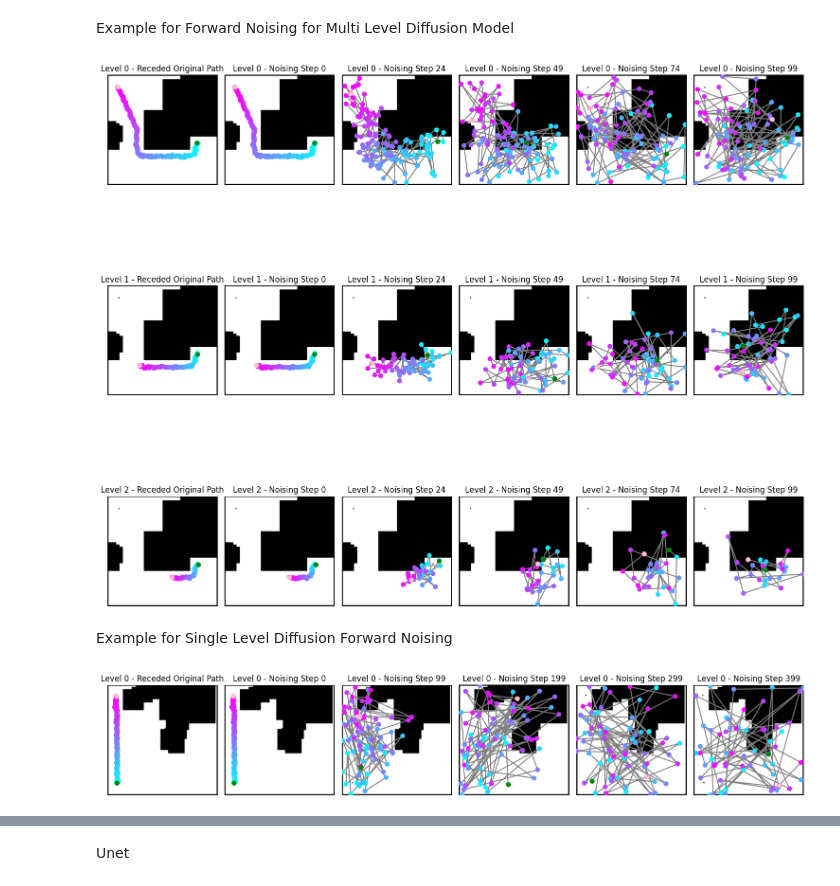
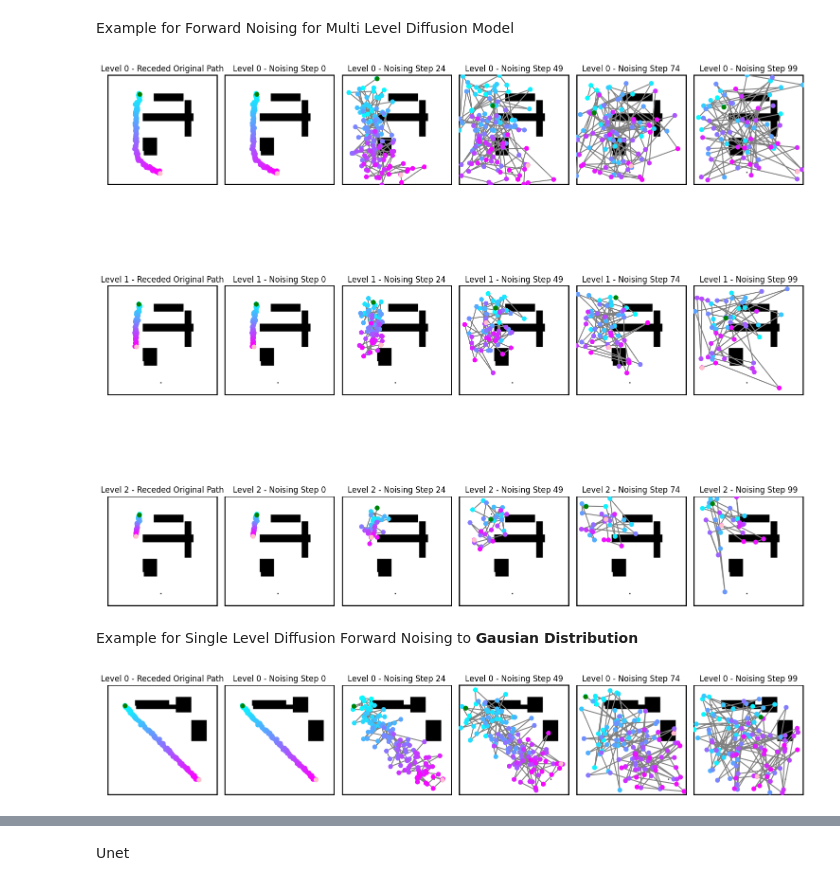
Before and after one commit to jasonjabbour/Diffusion_Planning, a Jupyter notebook: Modeling/LineDiffusion.ipynb, the cells around one changed output, grey strips where cells are left out. Saved outputs shown, nothing was run; the diff lists cells and outputs as text; code cells hidden in the pictures.

```diff
--- a/Modeling/LineDiffusion.ipynb
+++ b/Modeling/LineDiffusion.ipynb
@@ -164,7 +164,7 @@ def create_dataset(csv_file, map_dir, val_size=.1, normalize_path_live=False, ma
 
     return train_dataset, val_dataset
 
-dataset = 2
+dataset = 3
 
 # Initialize datasets
 train_dataset, val_dataset = create_dataset(csv_file=f'PathPlanning/dataset_{dataset}/path_data/normalized_path_data.csv',
@@ -540,7 +680,7 @@ class MultiLevelDiffusionModel:
 # Helper function to get a sample map and path
 def get_sample_map_and_path(dataset):
     sample_data = next(iter(DataLoader(dataset, batch_size=1, shuffle=True)))
-    return sample_data['map'].squeeze(0), sample_data['astar_path'].squeeze(0), sample_data['astar_mask'].squeeze(0), sample_data['start_point'].squeeze(0)
+    return sample_data['map'].squeeze(0), sample_data['astar_path'].squeeze(0), sample_data['astar_mask'].squeeze(0), sample_data['start_point'].squeeze(0), sample_data['end_point'].squeeze(0)
 # %%
 def resample_path(batch_path_tensor, batch_mask_tensor, target_length=100):
     """
@@ -718,7 +858,11 @@ def generate_receded_noised_paths(
     start_point_tensor,
     target_lengths,
     levels,
-    num_display_images=5
+    num_display_images=5,
+    guess_dist=False,
+    end_point_tensor=None,
+    sigma_parallel=.2,
+    sigma_perp=.2
 ):
     """
     Generate noised paths and recede to target lengths across multiple levels.
@@ -726,6 +870,7 @@ def generate_receded_noised_paths(
     noised_paths_per_level = []
     receded_original_path_per_level = []
     timesteps_label_tracker = []
+    line_guesses_per_level = []
 
     for level in range(levels):
         t_max = multi_level_diffusion_model.models[level].timesteps - 1
@@ -748,7 +893,25 @@ def generate_receded_noised_paths(
 
         # Forward noising
         path_viz_batch = resampled_path.repeat(num_display_images, 1, 1)
-        noisy_paths, _ = multi_level_diffusion_model.forward(path_viz_batch, level, timesteps, resampled_mask, device=path_tensor.device)
+        line_guess = None
+        if guess_dist:
+            # Need to make have a start and end point for each path
+            start_point_batch = start_point_tensor.repeat(num_display_images, 1,)
+            end_point_batch = end_point_tensor.repeat(num_display_images, 1)
+
+            noisy_paths, _ = multi_level_diffusion_model.forward_guess(path_viz_batch,
+                                                                       level,
+                                                                       timesteps,
+                                                                       start_point_batch,
+                                                                       end_point_batch,
+                                                                       sigma_parallel,
+                                                                       sigma_perp,
+                                                                       device=path_tensor.device)
+
+            line_guess = multi_level_diffusion_model.get_line_guess(level)
+            line_guesses_per_level.append(line_guess)
+        else:
+            noisy_paths, _ = multi_level_diffusion_model.forward(path_viz_batch, level, timesteps, resampled_mask, device=path_tensor.device)
 
         # Store results
         noised_paths_per_level.append(noisy_paths)
@@ -759,11 +922,14 @@ def generate_receded_noised_paths(
         path_tensor = resampled_path
         mask_tensor = resampled_mask
 
+    if guess_dist:
+        return noised_paths_per_level, receded_original_path_per_level, timesteps_label_tracker, line_guesses_per_level
+
     return noised_paths_per_level, receded_original_path_per_level, timesteps_label_tracker
 
 
 def visualize_forward_noising(
-    map_tensor, original_paths, noised_paths_per_level, levels, timesteps_label_tracker
+    map_tensor, original_paths, noised_paths_per_level, levels, timesteps_label_tracker, line_guesses=None
 ):
     """
     Visualize forward noising process and receding points for each level.
@@ -791,12 +957,14 @@ def visualize_forward_noising(
 
 
         for batch_idx in range(batch_size):
+
             # Visualize forward noising
             render(
                 map=map_tensor.numpy(),
                 path=noised_paths_per_level[level][batch_idx].cpu().numpy(),
                 title=f"Level {level} - Noising Step {timesteps_label_tracker[level][batch_idx]}",
                 gradient=True,
+                line_guess= line_guesses[level][batch_idx] if line_guesses is not None else None,
                 ax=axes[level, batch_idx+1]
             )
 
@@ -815,7 +983,7 @@ timesteps_per_level = [100, 100, 100]
 multi_level_diffusion_model = MultiLevelDiffusionModel(levels, start_schedules, end_schedules, timesteps_per_level, map_shape=MAP_SHAPE)
 
 # Generate a batch of full resolution paths with reduced points for initial levels
-map_tensor, path_tensor, mask_tensor, start_point_tensor = get_sample_map_and_path(train_dataset)  # Replace None with your actual dataset
+map_tensor, path_tensor, mask_tensor, start_point_tensor, _ = get_sample_map_and_path(train_dataset)  # Replace None with your actual dataset
 
 path_tensor = path_tensor.unsqueeze(0)
 mask_tensor = mask_tensor.unsqueeze(0)
@@ -840,44 +1008,44 @@ visualize_forward_noising(
     timesteps_label_tracker=timesteps_label_tracker
 )
 # %% [output]
-[figure, old version]
+[figure, new version]
 # %% [markdown]
-Example for Single Level Diffusion Forward Noising
+Example for Single Level Diffusion Forward Noising to **Gausian Distribution**
 # %%
 # Example setup for MultiLevelDiffusionModel
 levels = 1
 target_lengths = [128]
-timesteps_per_level = [400]
+timesteps_per_level = [100]
 start_schedules = [.0001]
-end_schedules = [0.01]
+end_schedules = [0.005]
 
 # Initialize the MultiLevelDiffusionModel
 multi_level_diffusion_model = MultiLevelDiffusionModel(levels, start_schedules, end_schedules, timesteps_per_level, map_shape=MAP_SHAPE)
 
 # Generate a batch of full resolution paths with reduced points for initial levels
-map_tensor, path_tensor, mask_tensor, start_point_tensor = get_sample_map_and_path(train_dataset)  # Replace None with your actual dataset
+map_tensor, path_tensor, mask_tensor, start_point_tensor, _ = get_sample_map_and_path(train_dataset)  # Replace None with your actual dataset
 
 path_tensor = path_tensor.unsqueeze(0)
 mask_tensor = mask_tensor.unsqueeze(0)
 start_point_tensor = start_point_tensor = start_point_tensor.unsqueeze(0)
 
 # Generate noised and receded paths
 noised_paths, receded_original_path_per_level, timesteps_label_tracker = generate_receded_noised_paths(
     multi_level_diffusion_model,
     path_tensor,
     mask_tensor,
     start_point_tensor,
     target_lengths=[128],
     levels=1
 )
 
 # Visualize forward noising and receding
 visualize_forward_noising(
     map_tensor,
     receded_original_path_per_level,
     noised_paths,
     levels=1,
     timesteps_label_tracker=timesteps_label_tracker
 )
 # %% [output]
-[figure, old version]
+[figure, new version]
```
Also changed, not shown: parts of 11 cells of this notebook.
